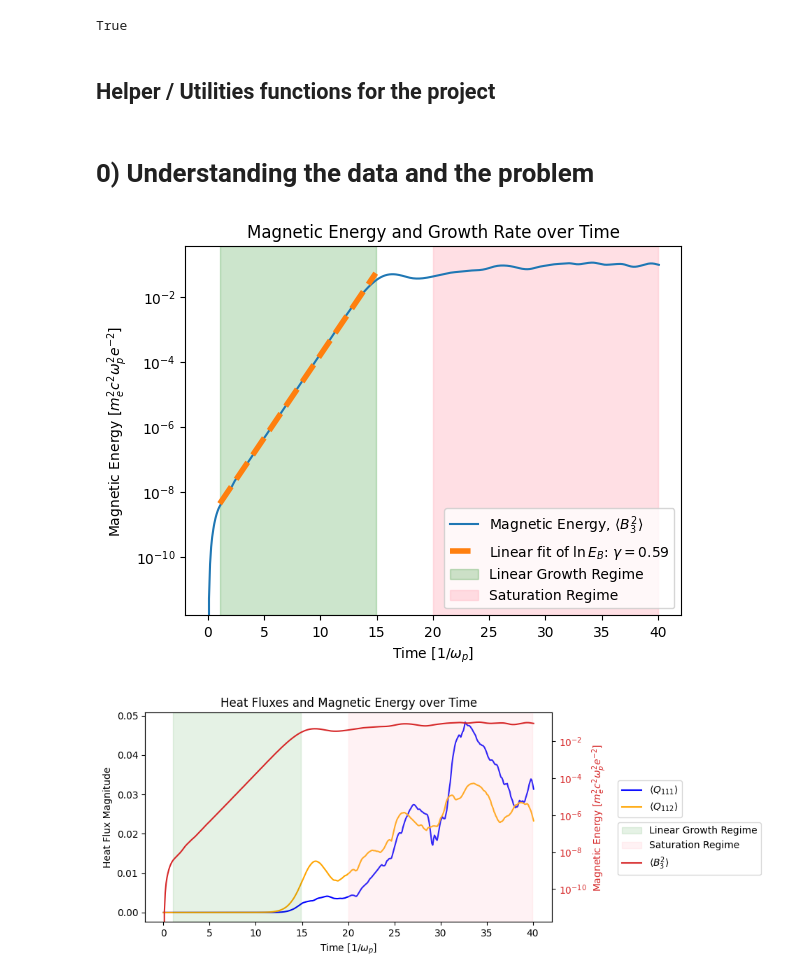
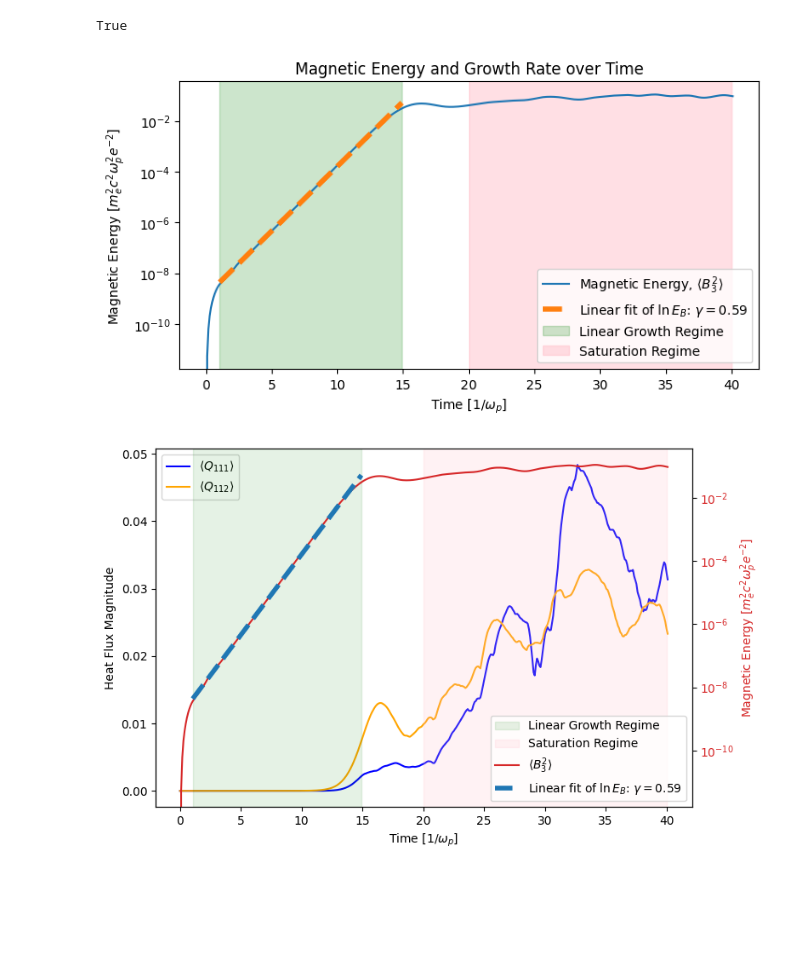
Before and after one commit to joaopedrobiu6/statistical_learning_project, a Jupyter notebook: statistical_learning_project.ipynb, the cells around one changed output. Drawn from its saved outputs; the diff is of its cells as text; code cells hidden in the pictures; blank space fills up the shorter version.

```diff
--- a/statistical_learning_project.ipynb
+++ b/statistical_learning_project.ipynb
@@ -71,10 +70,6 @@ Skipping dx0.1_dt0.095_1000ppc_0.6vfl_fields.npz (already completely downloaded)
 Skipping dx0.1_dt0.095_1400ppc_0.3vfl_fields.npz (already completely downloaded).
 Skipping dx0.1_dt0.095_1000ppc_0.3vfl_fields.npz (already completely downloaded).
 True
-# %% [markdown]
-## Helper / Utilities functions for the project
-# %% [markdown]
-# 0) Understanding the data and the problem
 # %%
 data = load_all(
     "dx0.1_dt0.095_1800ppc_0.6vfl", ["electrons-up", "electrons-down"], simulations=SIMS, cache_dir=CACHE_DIR, fields=FIELD_KEYS
@@ -89,45 +84,40 @@ magnetic_energy = (np.abs(b3) ** 2).mean(1)
 time_cut = (time_array > 1) & (time_array < 15)
 slope, intercept = np.polyfit(time_array[time_cut], np.log(magnetic_energy[time_cut]), 1)
 gamma = slope / 2.0
+plt.figure(figsize=(8, 4))
 
 plt.plot(
     time_array,
     magnetic_energy,
     label=r"Magnetic Energy, $\langle B_3^2\rangle$",
 )
 plt.plot(
     time_array[time_cut],
     np.exp(intercept + slope * time_array[time_cut]),
     label=rf"Linear fit of $\ln E_B$: $\gamma = {gamma:.2f}$",
     linestyle="--",
     lw=4,
 )
 # define regions of interest: linear growth regime and saturation regime
 linear_growth_region = (time_array > 1) & (time_array < 15)
 saturation_region = (time_array > 20) & (time_array < 40)
 plt.axvspan(
     time_array[linear_growth_region][0], time_array[linear_growth_region][-1], color="green", alpha=0.2, label="Linear Growth Regime"
 )
 plt.axvspan(time_array[saturation_region][0], time_array[saturation_region][-1], color="pink", alpha=0.5, label="Saturation Regime")
 
 plt.xlabel(r"Time $[1/\omega_p]$")
 plt.ylabel(r"Magnetic Energy $[m_e^2 c^2 \omega_p^2 e^{-2}]$")
 plt.title("Magnetic Energy and Growth Rate over Time")
 plt.legend()
 plt.yscale("log")
 # %% [output]
-[figure, old version]
+[figure, new version]
 # %%
-# When does the heat flux become relevant? Let's look at the heat fluxes and their evolution over time.
-# We will focus on the centered third moments Q111 and Q112, which are related to the heat flux in the plasma.
-
 Q111 = data["Q111"]
 Q112 = data["Q112"]
 
-# Let's plot the time evolution of the heat fluxes Q111 and Q112 to see when they become significant.
-# left axis for the heat fluxes, right axis for the magnetic energy to compare
-
-plt.figure(figsize=(10, 4))
+plt.figure(figsize=(8, 5))
 left_axis = plt.gca()
 right_axis = left_axis.twinx()
 right_axis.axvspan(
@@ -135,31 +125,30 @@ right_axis.axvspan(
 )
 right_axis.axvspan(time_array[saturation_region][0], time_array[saturation_region][-1], color="pink", alpha=0.2, label="Saturation Regime")
 
-# Plot the heat fluxes on the left axis
 left_axis.plot(time_array, np.abs(Q111).mean(1), label=r"$\langle Q_{111} \rangle$", color="blue")
 left_axis.plot(time_array, np.abs(Q112).mean(1), label=r"$\langle Q_{112} \rangle$", color="orange")
 left_axis.set_ylabel("Heat Flux Magnitude", color="black")
 left_axis.tick_params(axis="y", labelcolor="black")
 
-# Plot the magnetic energy on the right axis
 right_axis.plot(time_array, magnetic_energy, label=r"$\langle B_3^2 \rangle$", color="tab:red")
+right_axis.plot(
+    time_array[time_cut],
+    np.exp(intercept + slope * time_array[time_cut]),
+    label=rf"Linear fit of $\ln E_B$: $\gamma = {gamma:.2f}$",
+    linestyle="--",
+    lw=4,
+)
+
 right_axis.set_ylabel(r"Magnetic Energy $[m_e^2 c^2 \omega_p^2 e^{-2}]$", color="tab:red")
 right_axis.tick_params(axis="y", labelcolor="tab:red")
 right_axis.set_yscale("log")
 
-
-# add regions of interest: linear growth regime and saturation regime
-
-# add legends for both axes
-left_axis.legend(loc="upper left", bbox_to_anchor=(1.15, 0.7))
-right_axis.legend(loc="upper left", bbox_to_anchor=(1.15, 0.5))
-plt.title("Heat Fluxes and Magnetic Energy over Time")
+left_axis.legend(loc="upper left")
+right_axis.legend(loc="lower right")
+# plt.title("Heat Fluxes and Magnetic Energy over Time")
 left_axis.set_xlabel(r"Time $[1/\omega_p]$")
 plt.tight_layout()
+plt.savefig(FIG_DIR / "heat_fluxes_and_magnetic_energy.png", dpi=300)
 plt.show()
-
-# Heat Flux is important in the saturation regime, where the magnetic energy has saturated and the plasma dynamics
-# are dominated by nonlinear effects. The heat fluxes Q111 (and Q112) become significant in this regime,
-# indicating that they play a crucial role in the energy transport and dissipation processes within the plasma.
 # %% [output]
-[figure, old version]
+[figure, new version]
```
Also changed, not shown: parts of 34 cells of this notebook, 44 other files.
